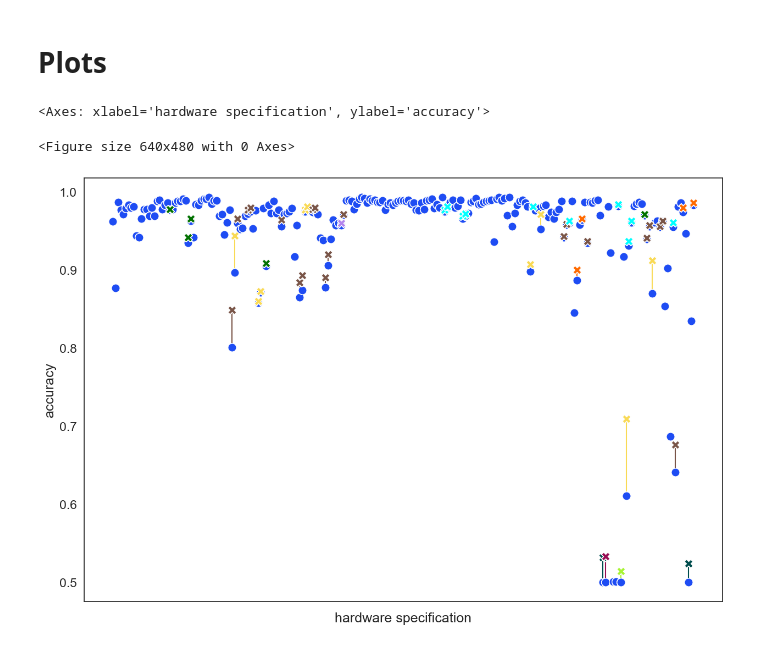
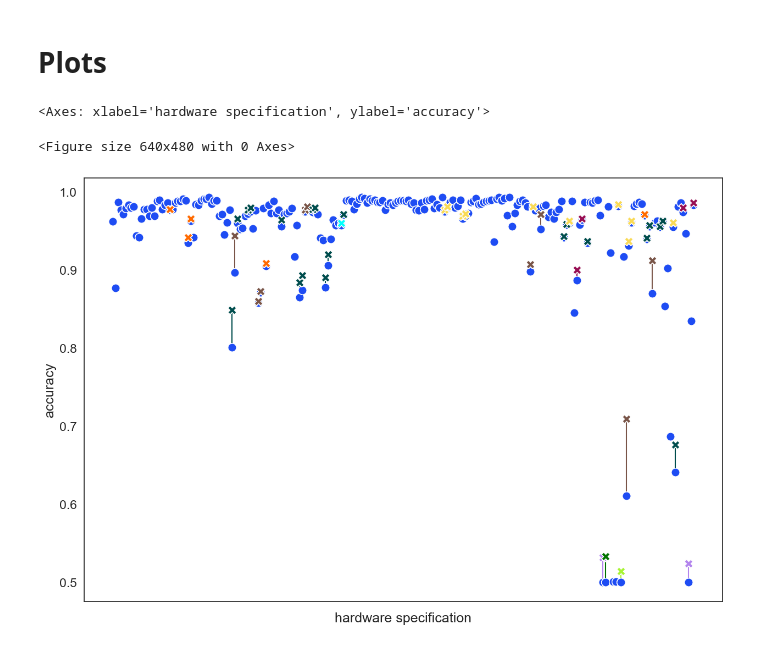
Before and after one commit to smml1996/algorithm_synthesis, a Jupyter notebook: notebooks_pnas/ipma2_bitflip.ipynb, the cells around one changed output. Cells and saved outputs as stored; diff of their text form; code cells hidden in the pictures.

Commit message:
diffs algs ghz + ipma2 scatter plot

```diff
--- a/notebooks_pnas/ipma2_bitflip.ipynb
+++ b/notebooks_pnas/ipma2_bitflip.ipynb
@@ -123,25 +123,26 @@ def get_scatterplot_guarantees_compare(experiment_id, horizon, df, horizon_lines
 # %%
 horizon_to_num_algs = get_dict_horizon_num_algs(experiment_id, 4, 7)
 # for horizon in range(4, 8):
 #     get_scatterplot_guarantees_compare(experiment_id, horizon, df, horizon_lines, horizon_to_num_algs)
 TRAD_COLOR = "#1E4CF3"
 IPMA1_COLOR = "#970E53"
 IPMA2_COLOR = "#017100"
 IPMA6_COLOR = "#795548"
 IPMA7_COLOR = "#F9DA56"
 IPMA8_COLOR = "#B385ED"
 CYAN = "#00FFFF"
 ORANGE = "#FF6A00"
 TEAL = "#004D4D"
 LIMEGREEN = "#A7F432"
-new_palette = [TRAD_COLOR, IPMA6_COLOR, IPMA2_COLOR, IPMA7_COLOR,  IPMA8_COLOR,
-               CYAN, ORANGE, TEAL, IPMA1_COLOR, LIMEGREEN]
-hue_order = [0, 2, 3, 4,5,6,  7,8, 9, 11]
+new_palette = [TRAD_COLOR, TEAL,     ORANGE,        IPMA6_COLOR ,         CYAN,
+               IPMA7_COLOR, IPMA2_COLOR, IPMA8_COLOR, IPMA1_COLOR, LIMEGREEN]
+hue_order = [   0,              2,              3,          4,          5,
+                6,      9,      8,          7,              11]
 get_scatterplot_guarantees_compare(experiment_id, 7, df, horizon_lines, horizon_to_num_algs, new_palette, hue_order)
 # %% [output]
 <Axes: xlabel='hardware specification', ylabel='accuracy'>
 <Figure size 640x480 with 0 Axes>
-[figure, old version]
+[figure, new version]
 # %%
 get_best_algos_advantanges(experiment_id, diff_algs_to_spec)
 # %% [output]
```
Also changed, not shown: 4 other files.
